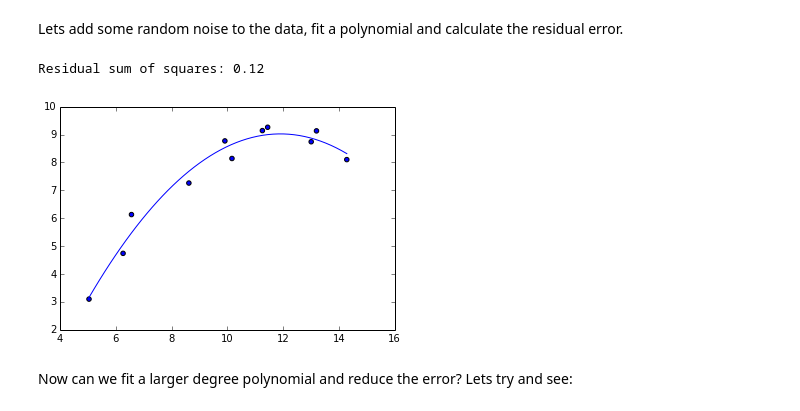
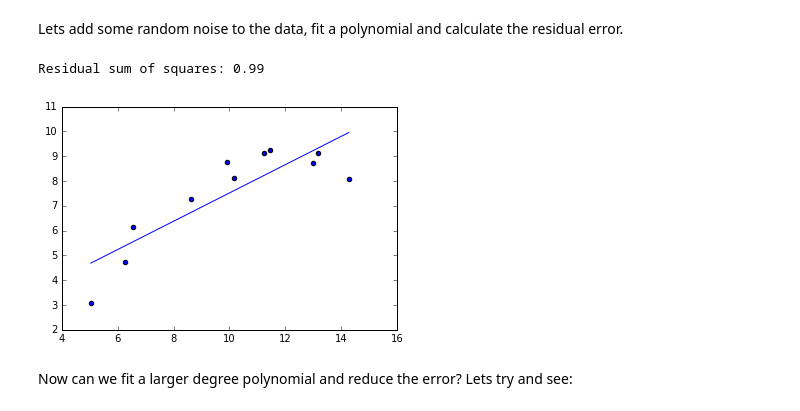
Before and after one commit to datascienceguide/datascienceguide.github.io, a Jupyter notebook: tutorials/Non-Linear-Regression-Tutorial.ipynb, the cells around one changed output. Saved outputs shown, nothing was run; the diff lists cells and outputs as text; code cells hidden in the pictures.

```diff
--- a/tutorials/Non-Linear-Regression-Tutorial.ipynb
+++ b/tutorials/Non-Linear-Regression-Tutorial.ipynb
@@ -241,27 +259,27 @@ Lets add some random noise to the data, fit a polynomial and calculate the resid
 # %%
 np.random.seed(1)
 
 x_noise = np.random.random(len(anscombe_ii.x))
 
 X_ii_noisey = anscombe_ii.x + x_noise*3
 
 X_fit = np.linspace(min(X_ii_noisey),max(X_ii_noisey))
 
-polynomial_degree = 2
+polynomial_degree = 1
 p = np.polyfit(X_ii_noisey, anscombe_ii.y, polynomial_degree)
 
 yfit = np.polyval(p, X_fit)
 
 plt.plot(X_fit, yfit, '-b')
 
 plt.scatter(X_ii_noisey, y_ii)
 
 
 print("Residual sum of squares: %.2f"
       % np.mean((np.polyval(p, X_ii_noisey) - y_ii)**2))
 # %% [output]
-Residual sum of squares: 0.12
+Residual sum of squares: 0.99
-[figure, old version]
+[figure, new version]
 # %% [markdown]
 Now can we fit a larger degree polynomial and reduce the error? Lets try and see:
 # %%
```
Also changed, not shown: parts of 21 cells of this notebook.
